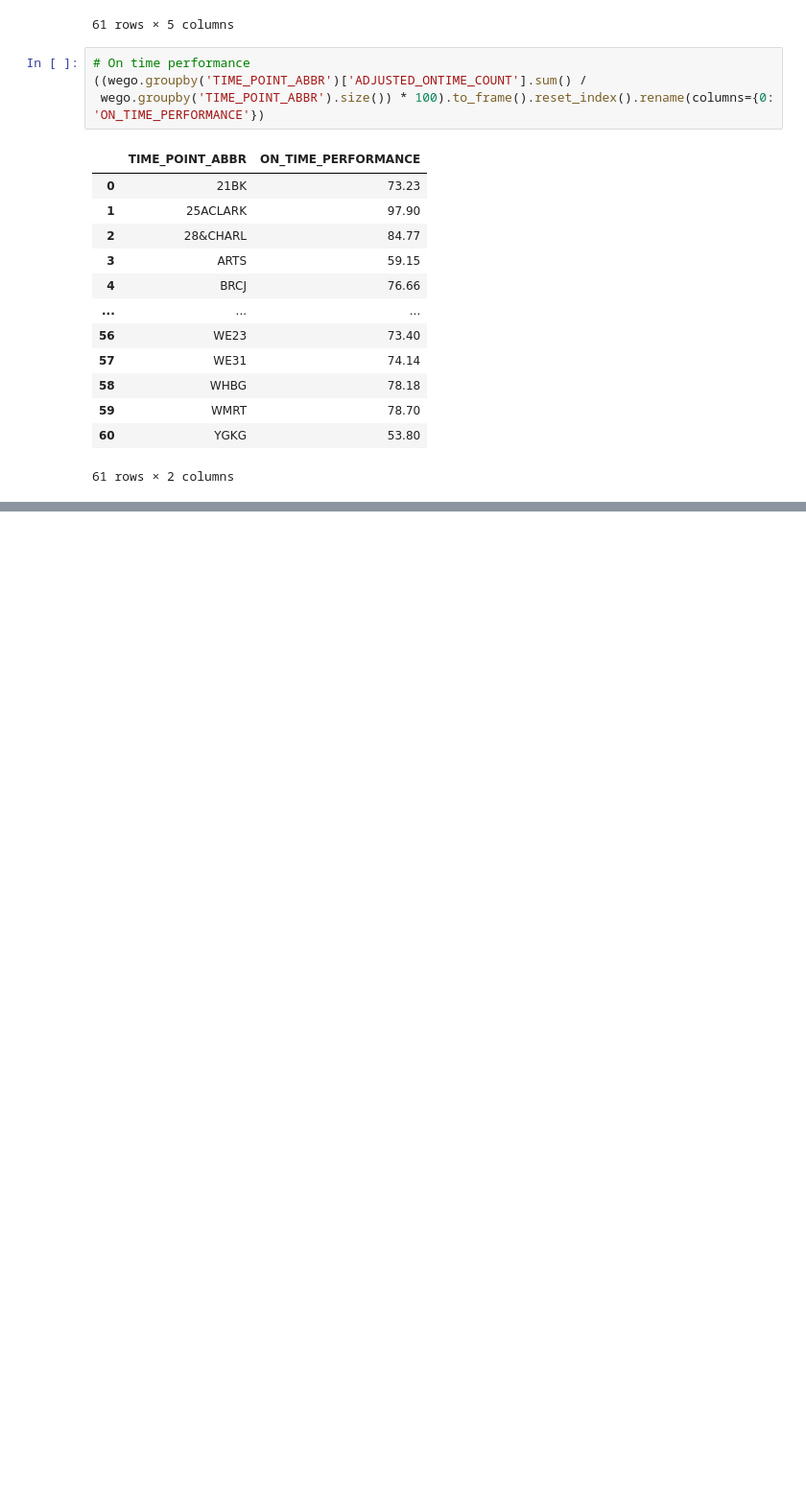
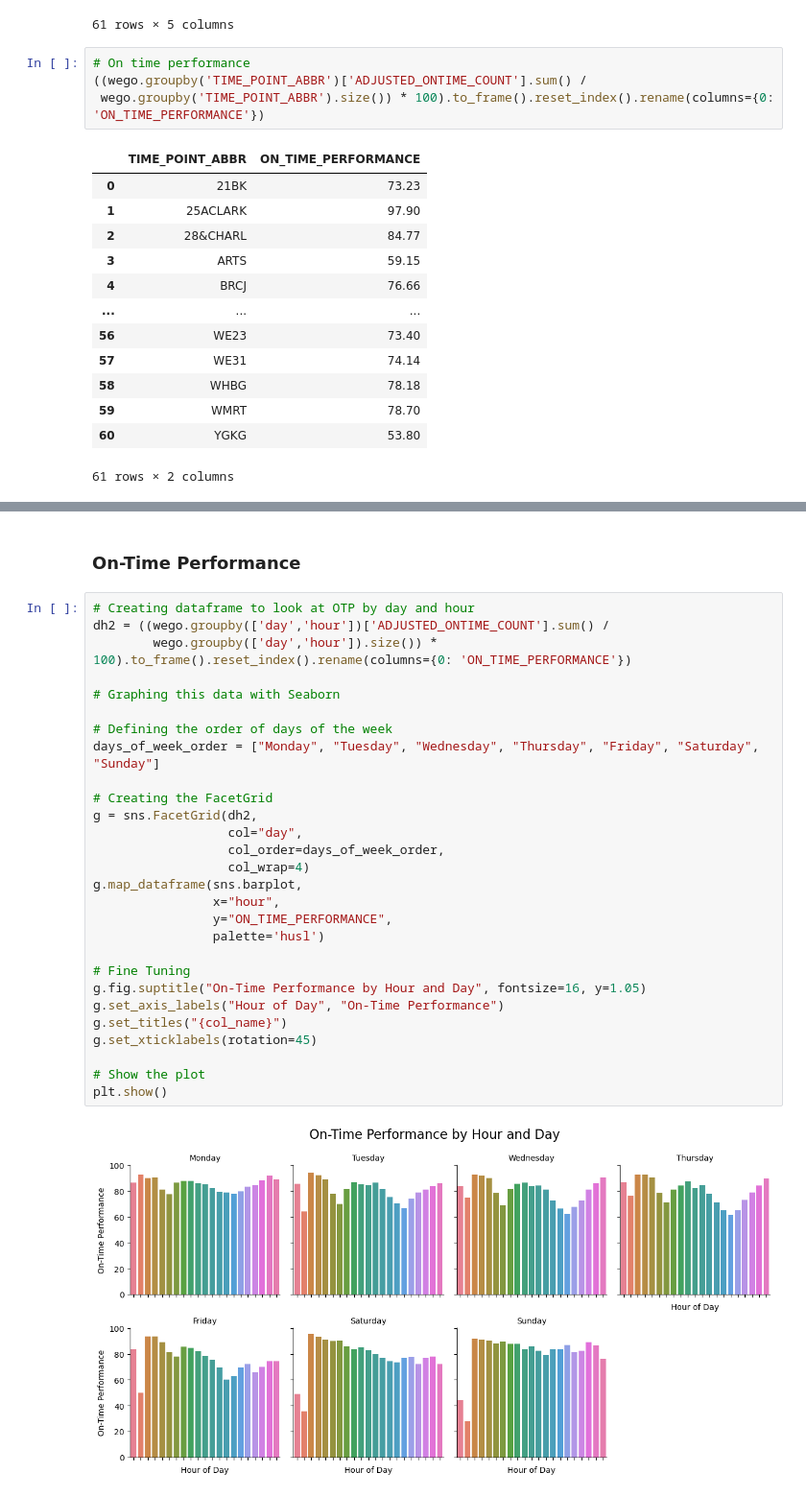
Before and after one commit to NSS-Data-Analytics-Cohort-11/wego-boomers, a Jupyter notebook: notebooks/WeGo.ipynb, the cells around one changed output, grey strips where cells are left out. Shown: that part at 96% size. Saved outputs shown, nothing was run; the diff lists cells and outputs as text; blank space fills up the shorter version.

```diff
--- a/notebooks/WeGo.ipynb
+++ b/notebooks/WeGo.ipynb
@@ -276,0 +354,32 @@ wego.groupby('TIME_POINT_ABBR')['HDWY_DEV_PERC'].agg(['min', 'mean', 'median', '
+# %% [markdown]
+### On-Time Performance
+# %%
+# Creating dataframe to look at OTP by day and hour
+dh2 = ((wego.groupby(['day','hour'])['ADJUSTED_ONTIME_COUNT'].sum() /
+        wego.groupby(['day','hour']).size()) * 100).to_frame().reset_index().rename(columns={0: 'ON_TIME_PERFORMANCE'})
+
+# Graphing this data with Seaborn
+
+# Defining the order of days of the week
+days_of_week_order = ["Monday", "Tuesday", "Wednesday", "Thursday", "Friday", "Saturday", "Sunday"]
+
+# Creating the FacetGrid
+g = sns.FacetGrid(dh2,
+                  col="day",
+                  col_order=days_of_week_order,
+                  col_wrap=4)
+g.map_dataframe(sns.barplot,
+                x="hour",
+                y="ON_TIME_PERFORMANCE",
+                palette='husl')
+
+# Fine Tuning
+g.fig.suptitle("On-Time Performance by Hour and Day", fontsize=16, y=1.05)
+g.set_axis_labels("Hour of Day", "On-Time Performance")
+g.set_titles("{col_name}")
+g.set_xticklabels(rotation=45)
+
+# Show the plot
+plt.show()
+# %% [output]
+[figure, added]
```
Also changed, not shown: parts of 11 cells of this notebook.
